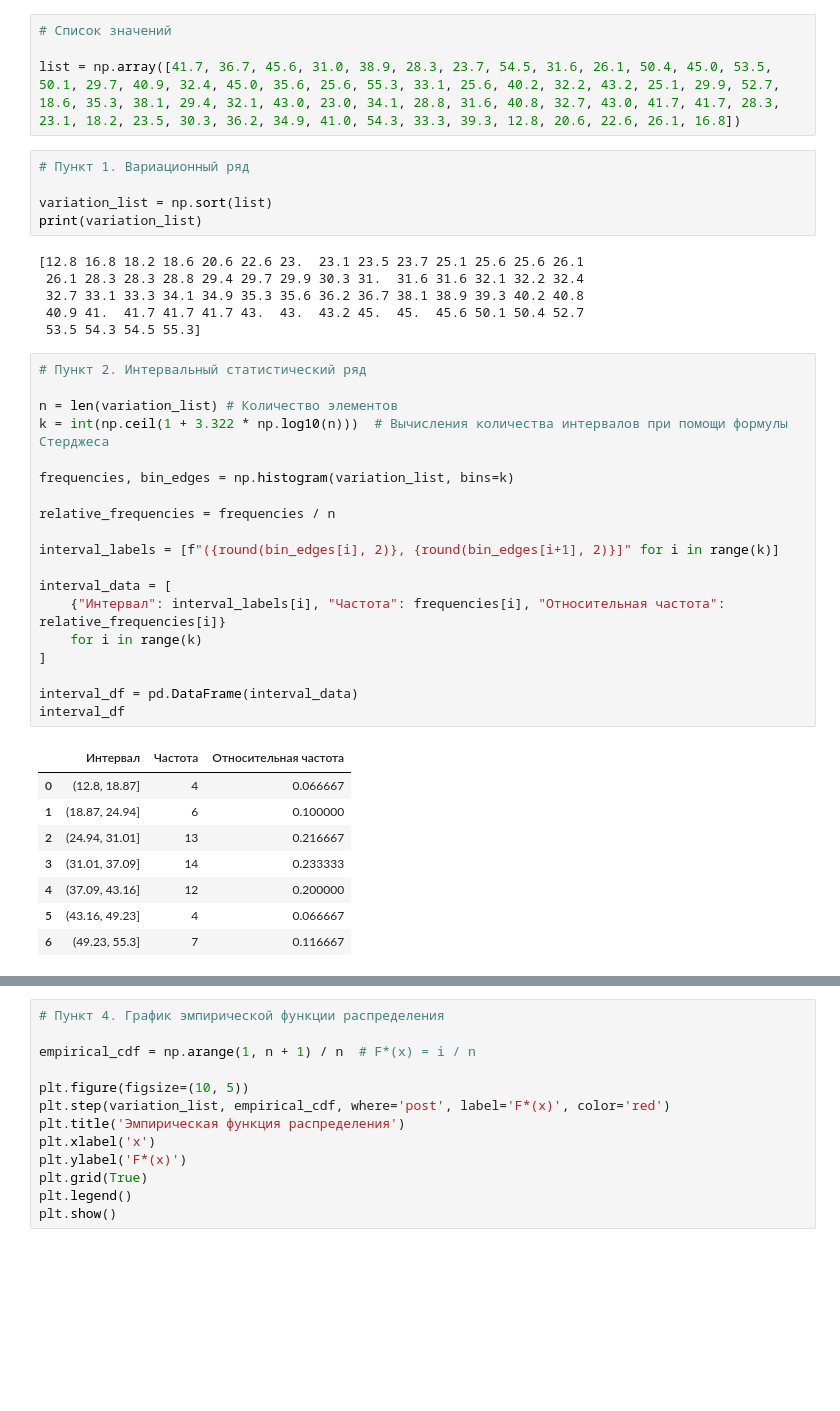
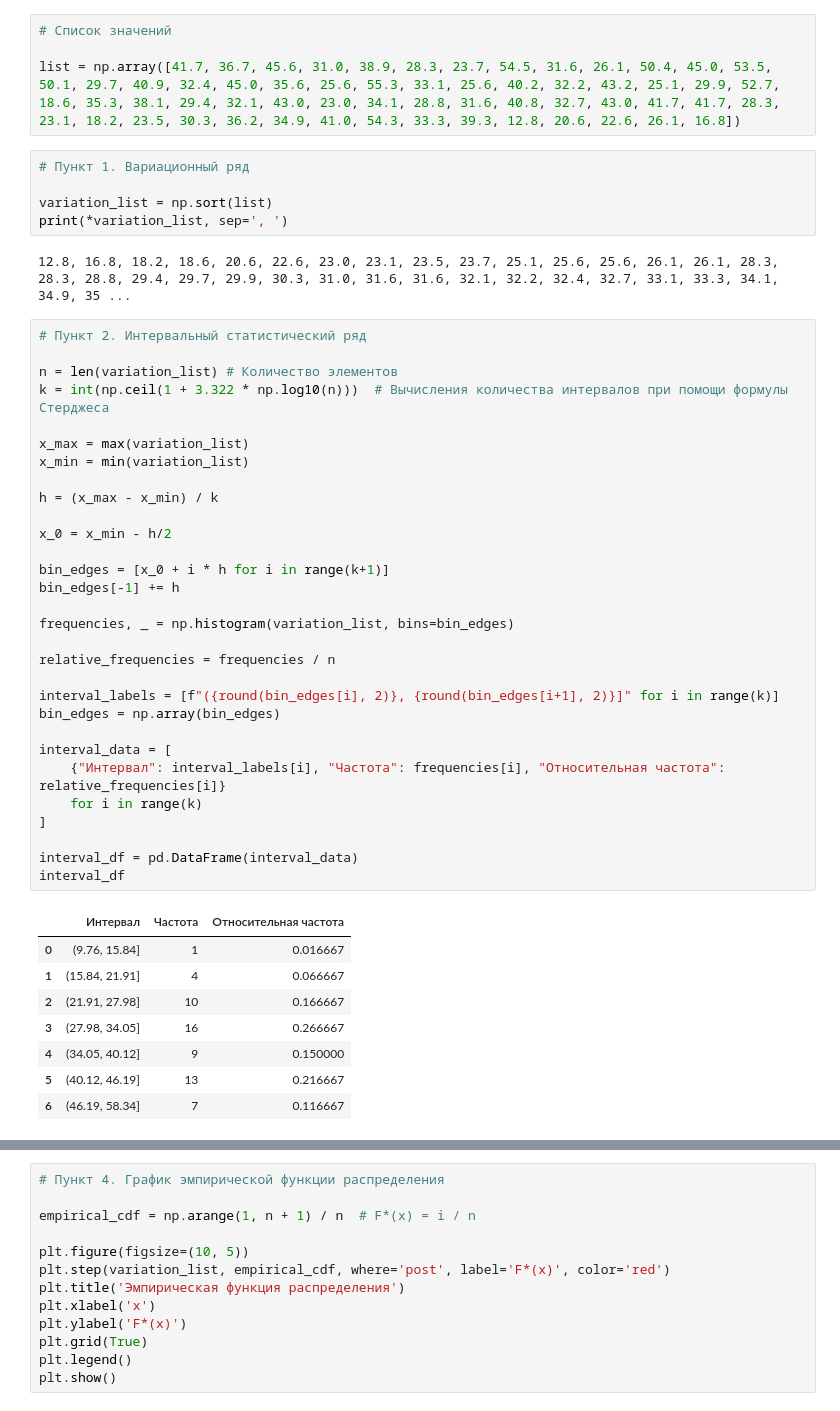
Before and after one commit to SergeyMotynga/OMSTU, a Jupyter notebook: TheoryOfVarious/lab1.ipynb, the cells around one changed output, grey strips where cells are left out. Cells and saved outputs as stored; diff of their text form; blank space fills up the shorter version.

```diff
--- a/TheoryOfVarious/lab1.ipynb
+++ b/TheoryOfVarious/lab1.ipynb
@@ -31,41 +32,48 @@ list = np.array([41.7, 36.7, 45.6, 31.0, 38.9, 28.3, 23.7, 54.5, 31.6, 26.1, 50.
 # Пункт 1. Вариационный ряд
 
 variation_list = np.sort(list)
-print(variation_list)
+print(*variation_list, sep=', ')
 # %% [output]
-[12.8 16.8 18.2 18.6 20.6 22.6 23.  23.1 23.5 23.7 25.1 25.6 25.6 26.1
- 26.1 28.3 28.3 28.8 29.4 29.7 29.9 30.3 31.  31.6 31.6 32.1 32.2 32.4
- 32.7 33.1 33.3 34.1 34.9 35.3 35.6 36.2 36.7 38.1 38.9 39.3 40.2 40.8
- 40.9 41.  41.7 41.7 41.7 43.  43.  43.2 45.  45.  45.6 50.1 50.4 52.7
- 53.5 54.3 54.5 55.3]
+12.8, 16.8, 18.2, 18.6, 20.6, 22.6, 23.0, 23.1, 23.5, 23.7, 25.1, 25.6, 25.6, 26.1, 26.1, 28.3, 28.3, 28.8, 29.4, 29.7, 29.9, 30.3, 31.0, 31.6, 31.6, 32.1, 32.2, 32.4, 32.7, 33.1, 33.3, 34.1, 34.9, 35 ...
 # %%
 # Пункт 2. Интервальный статистический ряд
 
 n = len(variation_list) # Количество элементов
 k = int(np.ceil(1 + 3.322 * np.log10(n)))  # Вычисления количества интервалов при помощи формулы Стерджеса
 
-frequencies, bin_edges = np.histogram(variation_list, bins=k)
+x_max = max(variation_list)
+x_min = min(variation_list)
+
+h = (x_max - x_min) / k
+
+x_0 = x_min - h/2
+
+bin_edges = [x_0 + i * h for i in range(k+1)]
+bin_edges[-1] += h
+
+frequencies, _ = np.histogram(variation_list, bins=bin_edges)
 
 relative_frequencies = frequencies / n
 
 interval_labels = [f"({round(bin_edges[i], 2)}, {round(bin_edges[i+1], 2)}]" for i in range(k)]
+bin_edges = np.array(bin_edges)
 
 interval_data = [
     {"Интервал": interval_labels[i], "Частота": frequencies[i], "Относительная частота": relative_frequencies[i]}
     for i in range(k)
 ]
 
 interval_df = pd.DataFrame(interval_data)
 interval_df
 # %% [output]
 |  | Интервал | Частота | Относительная частота |
-| 0 | (12.8, 18.87] | 4 | 0.066667 |
-| 1 | (18.87, 24.94] | 6 | 0.100000 |
-| 2 | (24.94, 31.01] | 13 | 0.216667 |
-| 3 | (31.01, 37.09] | 14 | 0.233333 |
-| 4 | (37.09, 43.16] | 12 | 0.200000 |
-| 5 | (43.16, 49.23] | 4 | 0.066667 |
-| 6 | (49.23, 55.3] | 7 | 0.116667 |
+| 0 | (9.76, 15.84] | 1 | 0.016667 |
+| 1 | (15.84, 21.91] | 4 | 0.066667 |
+| 2 | (21.91, 27.98] | 10 | 0.166667 |
+| 3 | (27.98, 34.05] | 16 | 0.266667 |
+| 4 | (34.05, 40.12] | 9 | 0.150000 |
+| 5 | (40.12, 46.19] | 13 | 0.216667 |
+| 6 | (46.19, 58.34] | 7 | 0.116667 |
 # %%
 # Пункт 3. Полигон и гистограмма относительных частот
 
```
Also changed, not shown: parts of 8 cells of this notebook, 3 other files.
